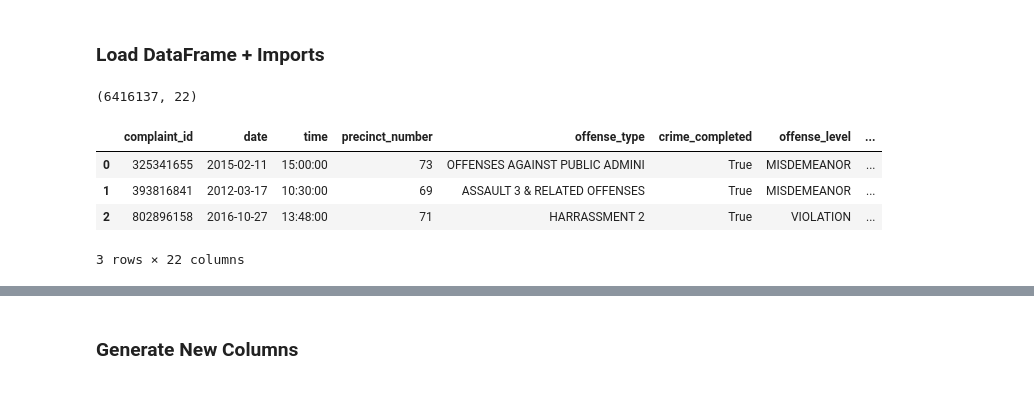
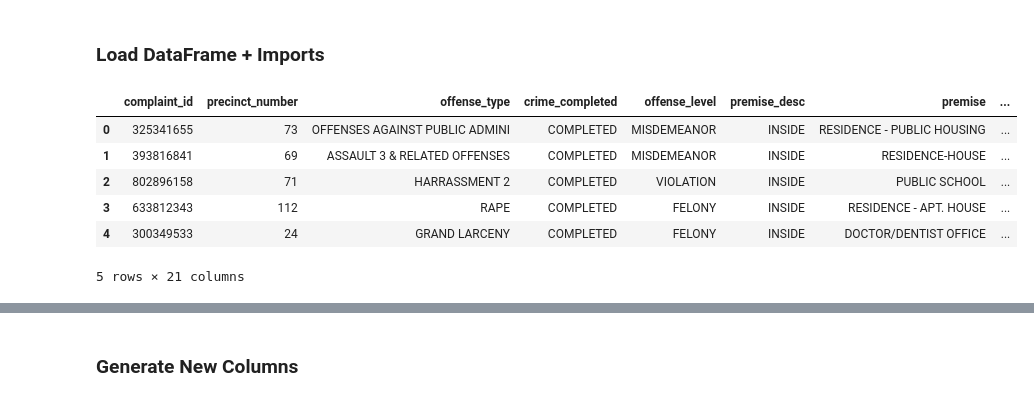
Before and after one commit to candiesforlife/minority_report, a Jupyter notebook: notebooks/Alice_Time_Columns.ipynb, the cells around one changed output, grey strips where cells are left out. Cells and saved outputs as stored; diff of their text form; code cells hidden in the pictures.

Commit message:
Rounded hour in clean_data, dropped unnecessary columns, created viz.py that returs pickle dataframe for data viz

```diff
--- a/notebooks/Alice_Time_Columns.ipynb
+++ b/notebooks/Alice_Time_Columns.ipynb
@@ -72,2 +71,0 @@ import pandas as pd
-# %%
-df = pd.read_csv('../raw_data/clean.csv')
@@ -74,12 +75,13 @@ df = pd.read_csv('../raw_data/clean.csv')
+# %%
+with open('../raw_data/clean.pickle', 'rb') as f:
+    df = pickle.load(f)
 # %%
-df.shape
+df.head()
 # %% [output]
+|  | complaint_id | precinct_number | offense_type | crime_completed | offense_level | premise_desc | premise | ... |
+| 0 | 325341655 | 73 | OFFENSES AGAINST PUBLIC ADMINI | COMPLETED | MISDEMEANOR | INSIDE | RESIDENCE - PUBLIC HOUSING | ... |
+| 1 | 393816841 | 69 | ASSAULT 3 & RELATED OFFENSES | COMPLETED | MISDEMEANOR | INSIDE | RESIDENCE-HOUSE | ... |
+| 2 | 802896158 | 71 | HARRASSMENT 2 | COMPLETED | VIOLATION | INSIDE | PUBLIC SCHOOL | ... |
+| 3 | 633812343 | 112 | RAPE | COMPLETED | FELONY | INSIDE | RESIDENCE - APT. HOUSE | ... |
+| 4 | 300349533 | 24 | GRAND LARCENY | COMPLETED | FELONY | INSIDE | DOCTOR/DENTIST OFFICE | ... |
-(6416137, 22)
+5 rows × 21 columns
-# %%
-df.head(3)
-# %% [output]
-|  | complaint_id | date | time | precinct_number | offense_type | crime_completed | offense_level | ... |
-| 0 | 325341655 | 2015-02-11 | 15:00:00 | 73 | OFFENSES AGAINST PUBLIC ADMINI | True | MISDEMEANOR | ... |
-| 1 | 393816841 | 2012-03-17 | 10:30:00 | 69 | ASSAULT 3 & RELATED OFFENSES | True | MISDEMEANOR | ... |
-| 2 | 802896158 | 2016-10-27 | 13:48:00 | 71 | HARRASSMENT 2 | True | VIOLATION | ... |
-3 rows × 22 columns
```
Also changed, not shown: parts of 21 cells of this notebook, 4 other files.
